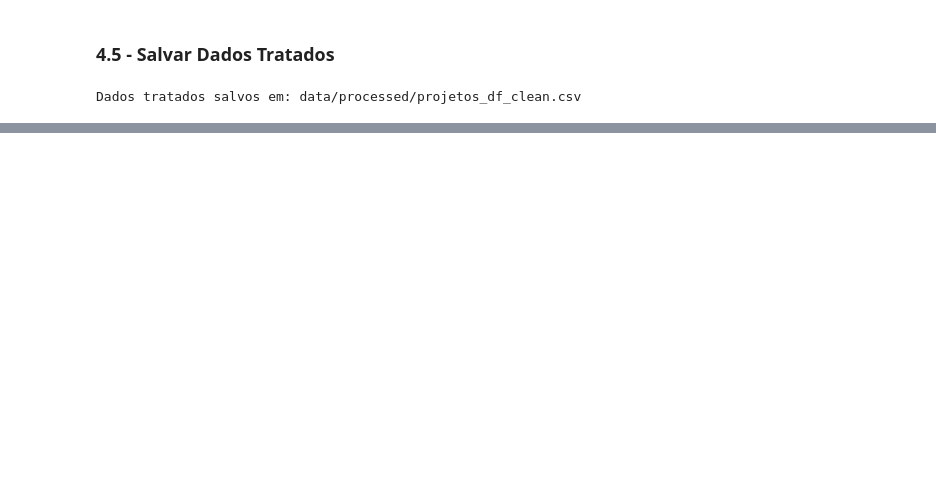
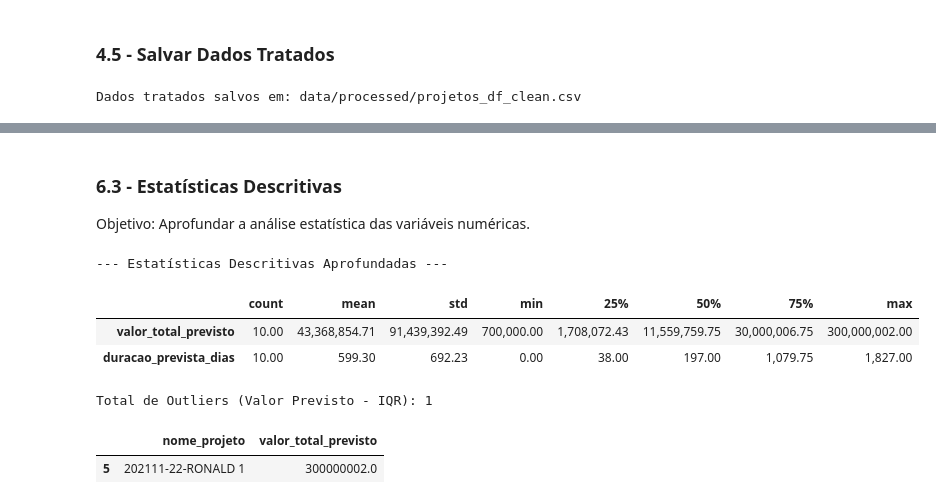
Before and after one commit to alvezclari/analise-investimentos-df, a Jupyter notebook: notebooks/analise_completa.ipynb, the cells around one changed output, grey strips where cells are left out. Saved outputs shown, nothing was run; the diff lists cells and outputs as text; code cells hidden in the pictures; blank space fills up the shorter version.

```diff
--- a/notebooks/analise_completa.ipynb
+++ b/notebooks/analise_completa.ipynb
@@ -406,7 +406,7 @@ Objetivo: Criar novas colunas que enriquecem a análise.
 # --- Ano/Mês de Início do Projeto (Previsto) ---
 df_clean['ano_inicio_previsto'] = df_clean['data_inicio_prevista'].dt.year
 df_clean['mes_inicio_previsto'] = df_clean['data_inicio_prevista'].dt.to_period('M')
-
+df_clean['mes_inicio_previsto'] = df_clean['mes_inicio_previsto'].astype(str)
 # --- Duração Estimada (em dias) ---
 df_clean['duracao_prevista_dias'] = (df_clean['data_fim_prevista'] - df_clean['data_inicio_prevista']).dt.days
 
@@ -488,0 +690,28 @@ Dados tratados salvos em: data/processed/projetos_df_clean.csv
+# %% [markdown]
+### 6.3 - Estatísticas Descritivas
+
+Objetivo: Aprofundar a análise estatística das variáveis numéricas.
+# %%
+# Medidas de Tendência Central e Dispersão para Valor e Duração
+print("--- Estatísticas Descritivas Aprofundadas ---")
+stats_descritivas = df_clean[['valor_total_previsto', 'duracao_prevista_dias']].describe().T
+display(stats_descritivas.style.format('{:,.2f}'))
+
+# Identificar Outliers (usando o IQR - Interquartile Range)
+Q1 = df_clean['valor_total_previsto'].quantile(0.25)
+Q3 = df_clean['valor_total_previsto'].quantile(0.75)
+IQR = Q3 - Q1
+limite_superior = Q3 + 1.5 * IQR
+limite_inferior = Q1 - 1.5 * IQR
+
+outliers = df_clean[(df_clean['valor_total_previsto'] > limite_superior) | (df_clean['valor_total_previsto'] < limite_inferior)]
+print(f"\nTotal de Outliers (Valor Previsto - IQR): {len(outliers)}")
+display(outliers[['nome_projeto', 'valor_total_previsto']])
+# %% [output]
+--- Estatísticas Descritivas Aprofundadas ---
+|  | count | mean | std | min | 25% | 50% | 75% | max |
+| valor_total_previsto | 10.00 | 43,368,854.71 | 91,439,392.49 | 700,000.00 | 1,708,072.43 | 11,559,759.75 | 30,000,006.75 | 300,000,002.00 |
+| duracao_prevista_dias | 10.00 | 599.30 | 692.23 | 0.00 | 38.00 | 197.00 | 1,079.75 | 1,827.00 |
+Total de Outliers (Valor Previsto - IQR): 1
+|  | nome_projeto | valor_total_previsto |
+| 5 | 202111-22-RONALD 1 | 300000002.0 |
```
Also changed, not shown: parts of 19 cells of this notebook, 7 other files.
